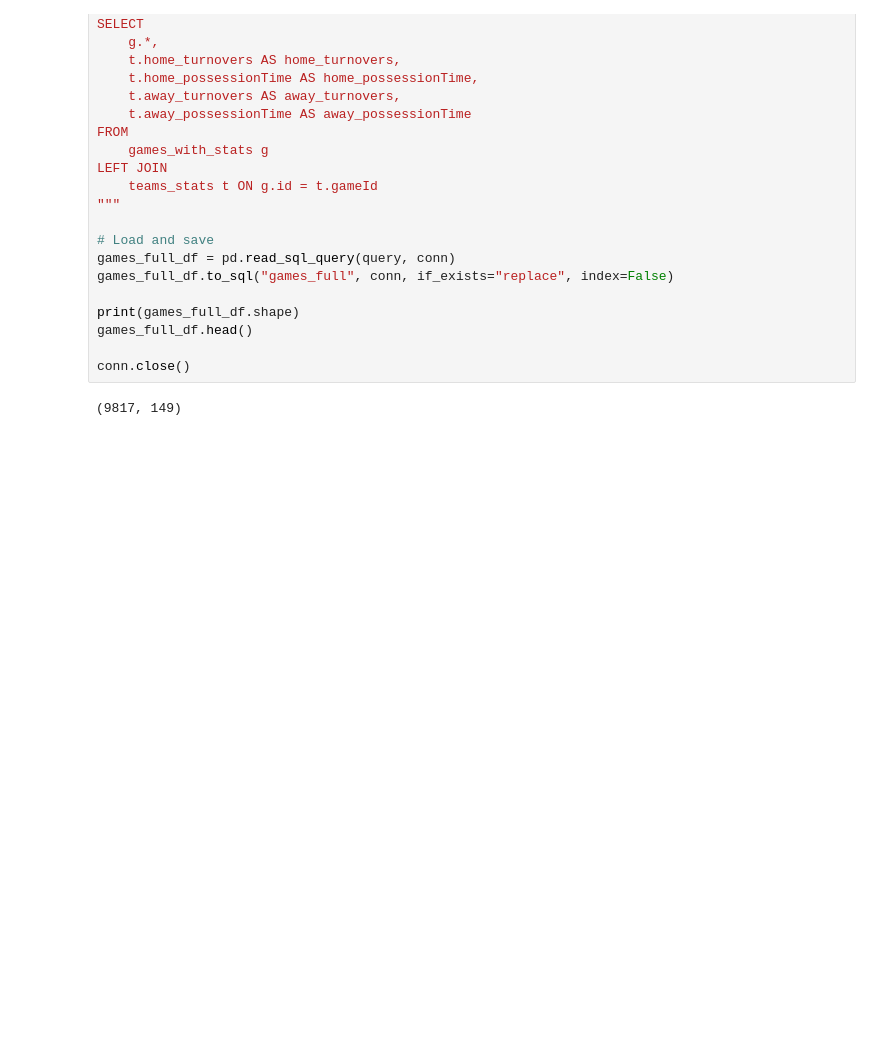
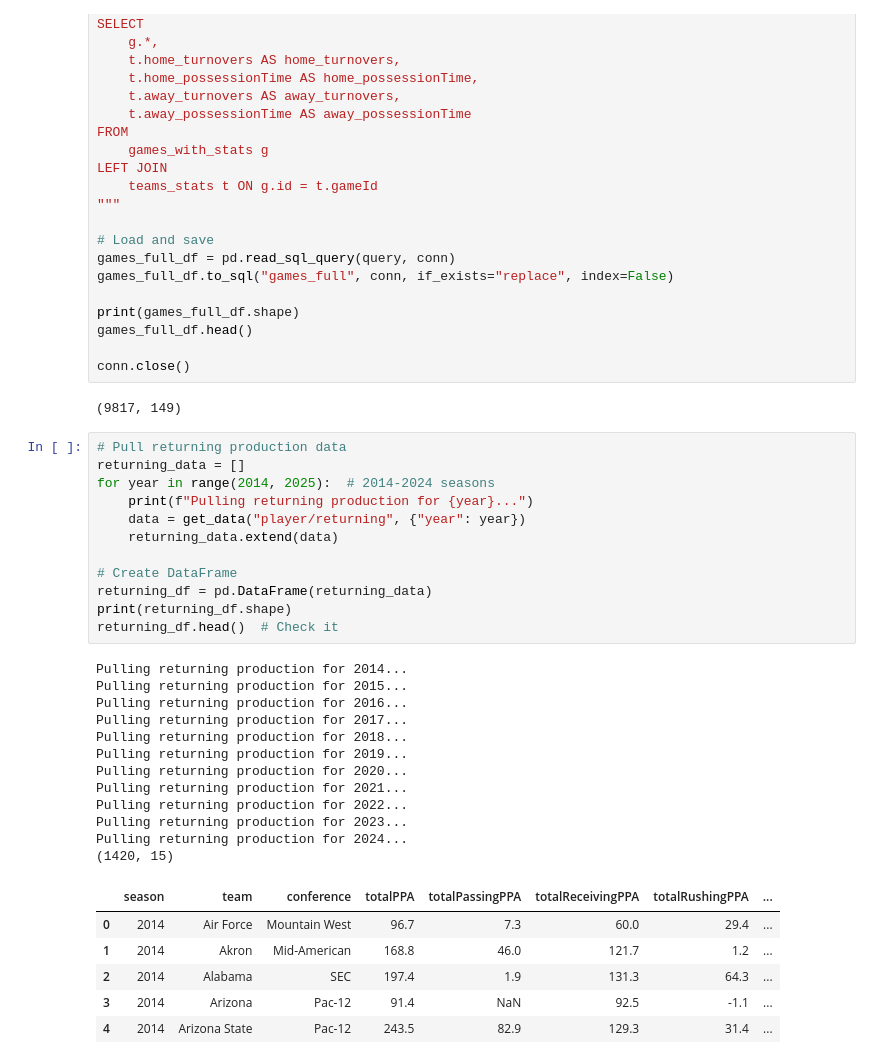
Before and after one commit to qwe740/BettingModels, a Jupyter notebook: Datapull.ipynb, the cells around one changed output. Cells and saved outputs as stored; diff of their text form; blank space fills up the shorter version.

```diff
--- a/Datapull.ipynb
+++ b/Datapull.ipynb
@@ -441,3 +441,34 @@ games_full_df.head()
 conn.close()
 # %% [output]
 (9817, 149)
+# %%
+# Pull returning production data
+returning_data = []
+for year in range(2014, 2025):  # 2014-2024 seasons
+    print(f"Pulling returning production for {year}...")
+    data = get_data("player/returning", {"year": year})
+    returning_data.extend(data)
+
+# Create DataFrame
+returning_df = pd.DataFrame(returning_data)
+print(returning_df.shape)
+returning_df.head()  # Check it
+# %% [output]
+Pulling returning production for 2014...
+Pulling returning production for 2015...
+Pulling returning production for 2016...
+Pulling returning production for 2017...
+Pulling returning production for 2018...
+Pulling returning production for 2019...
+Pulling returning production for 2020...
+Pulling returning production for 2021...
+Pulling returning production for 2022...
+Pulling returning production for 2023...
+Pulling returning production for 2024...
+(1420, 15)
+|  | season | team | conference | totalPPA | totalPassingPPA | totalReceivingPPA | totalRushingPPA | ... |
+| 0 | 2014 | Air Force | Mountain West | 96.7 | 7.3 | 60.0 | 29.4 | ... |
+| 1 | 2014 | Akron | Mid-American | 168.8 | 46.0 | 121.7 | 1.2 | ... |
+| 2 | 2014 | Alabama | SEC | 197.4 | 1.9 | 131.3 | 64.3 | ... |
+| 3 | 2014 | Arizona | Pac-12 | 91.4 | NaN | 92.5 | -1.1 | ... |
+| 4 | 2014 | Arizona State | Pac-12 | 243.5 | 82.9 | 129.3 | 31.4 | ... |
```
Also changed, not shown: parts of 1 cell of this notebook, 3 other files.
